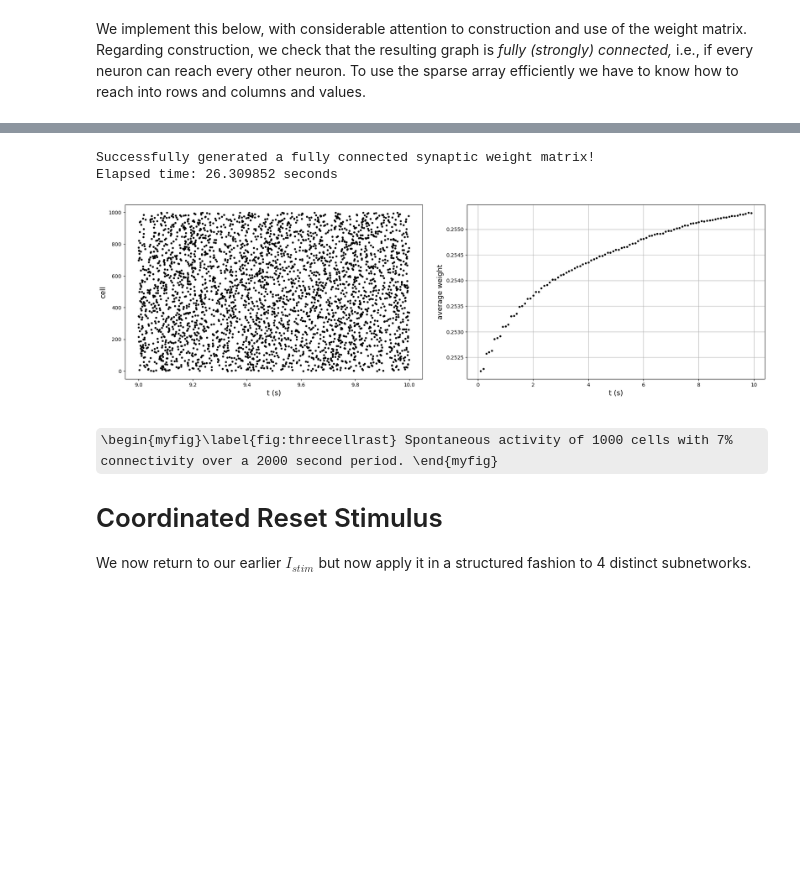
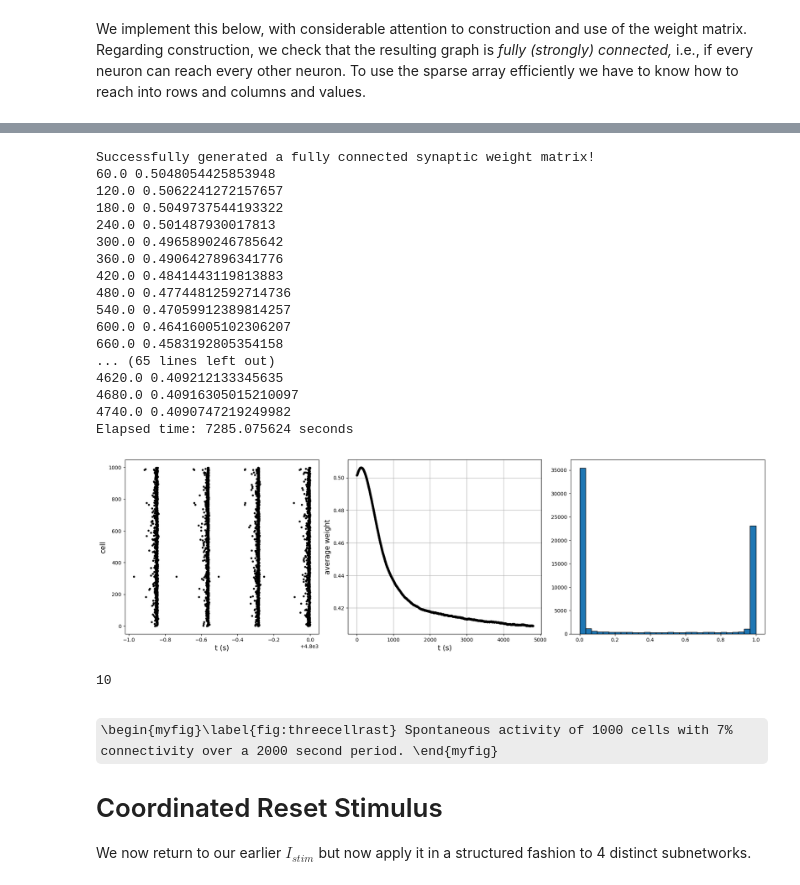
Before and after one commit to steve-cox-LA/EGlove, a Jupyter notebook: TassPlatform.ipynb, the cells around one changed output, grey strips where cells are left out. Saved outputs shown, nothing was run; the diff lists cells and outputs as text; code cells hidden in the pictures; some formulas as TeX source; blank space fills up the shorter version.

```diff
--- a/TassPlatform.ipynb
+++ b/TassPlatform.ipynb
@@ -876,12 +929,12 @@ import time
 
 start_time = time.perf_counter()
 
-fig, (ax1, ax2) = plt.subplots(1,2)
+fig, (ax1, ax2, ax3) = plt.subplots(1,3)
 plt.subplots_adjust(right=3, left=0.25, wspace=0.15, top=1, bottom=0)
 
 rng = np.random.default_rng(12345)    # fixed random number generator
 
-Tfin = 10*1e3
+Tfin = 80*60*1e3
 dt = 0.1
 Nt = math.ceil(Tfin/dt)
 tausyn = 1
@@ -898,11 +951,11 @@ Vrest = -38
 Cm = rng.normal(3, 3*0.05, N)   #
 
 is_connected = False
-HiFrac = 0.25
+HiFrac = 0.5
 
 while not is_connected:  # Generate a fully connected sparse {0,1} weight matrix without self connections
 
-    W = sp.sparse.random_array(    # 1. Generate random array of values {1,2}
+    W = sp.sparse.random_array(    # Generate random array of values {1,2}
         (N, N), density= 0.07, random_state=rng,
         data_sampler = lambda size: rng.choice([1, 2], size=size, p=[1-HiFrac, HiFrac])
     ).tocsr()
@@ -926,7 +979,7 @@ for col_idx in range(N):
     col_to_data_slots[col_idx] = slots
     col_to_pre_rows[col_idx] = row_array[slots]
 
-W.data -=1  # lower weights by 1 to take {0,1}
+W.data -= 1  # lower weights by 1 to take {0,1}
 
 #Wbefore = W.toarray() # for comparison/visualization
 
@@ -958,7 +1011,7 @@ next_noise = rng.exponential(1000.0 / f_noise, size=N)
 tau_plus = 10
 tau_R = 4
 beta = 1.4
-delta = 0.02 # 0.002   # from Thanos Manos ,Magteld Zeitler,Peter A. Tass
+delta = 0.002 # 0.002   # from Thanos Manos ,Magteld Zeitler,Peter A. Tass
 
 for j in range(1,Nt):
 
@@ -1013,36 +1066,61 @@ for j in range(1,Nt):
         start, end = W.indptr[ind], W.indptr[ind+1]
         pre = W.indices[start:end]
         Delta = T[pre] + td - t   # (t_pre + 3) - t_post
         Delta = np.where(Delta>0, -1e6, Delta)
         dW = delta*np.exp(Delta/tau_plus)
         W.data[start:end] += dW   # *(1-W[ind, p])
         W.data[start:end] = np.clip(W.data[start:end], 0.0, 1.0)
 
 
-    if j % 1000 == 0:
+    if j % 1e4 == 0:
         ax2.plot(t/1000, W.data.mean(), 'k.')
         #ax2.plot(t/1000, W[[Wrow[0]],[Wcol[0]]], 'b.')
         #ax2.plot(t/1000, W[[Wrow[1]],[Wcol[1]]], 'r.')
+
+    if j % (10*60*1e3) == 0:
+        print(t/1000, W.data.mean())
+    #    ax3.hist(W.data, 30, density=False, alpha = 1-j/Nt) #histtype = 'step') #, edgecolor='black')
 
 ax1.set_xlabel('t (s)',fontsize=14)
 ax1.set_ylabel('cell', color='k', fontsize=14)
 
 ax2.set_xlabel('t (s)',fontsize=14)
 ax2.set_ylabel('average weight', color='k', fontsize=14)
 ax2.grid('on')
 
 #W = W.toarray()    # for visualization purposes
 #im1 = ax3.imshow(W-Wbefore, cmap='gray_r')
 #fig.colorbar(im1, ax=ax3)
 
+ax3.hist(W.data, 30, density=False, edgecolor='black')
+
 end_time = time.perf_counter()
 print(f"Elapsed time: {end_time - start_time:.6f} seconds")
 
 #np.savez('my_data.npz', weights=W, wini=HiFrac)
 # %% [output]
 Successfully generated a fully connected synaptic weight matrix!
-Elapsed time: 26.309852 seconds
+60.0 0.5048054425853948
+120.0 0.5062241272157657
+180.0 0.5049737544193322
+240.0 0.501487930017813
+300.0 0.4965890246785642
+360.0 0.4906427896341776
+420.0 0.4841443119813883
+480.0 0.47744812592714736
+540.0 0.47059912389814257
+600.0 0.46416005102306207
+660.0 0.4583192805354158
+... (65 lines left out)
+4620.0 0.409212133345635
+4680.0 0.40916305015210097
+4740.0 0.4090747219249982
+Elapsed time: 7285.075624 seconds
-[figure, old version]
+[figure, new version]
+# %%
+print( 10 % (10*1000))
+# %% [output]
+10
 # %% [markdown]
 \begin{myfig}\label{fig:threecellrast} Spontaneous activity of 1000 cells with 7% connectivity over a 2000 second period. \end{myfig}
 
```
Also changed, not shown: parts of 1 cell of this notebook.
